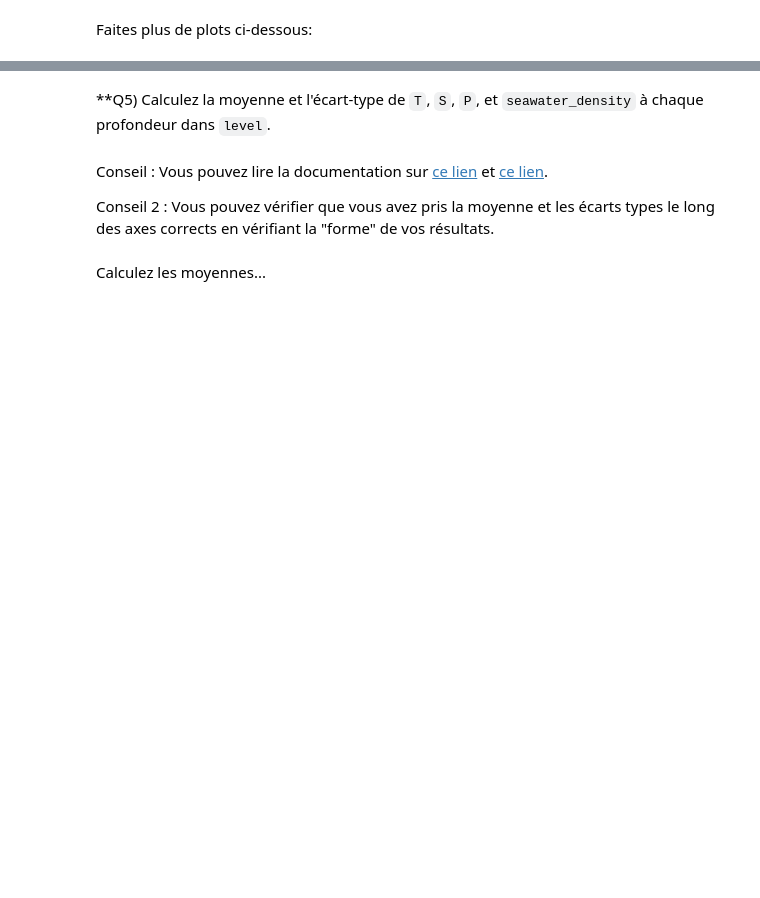
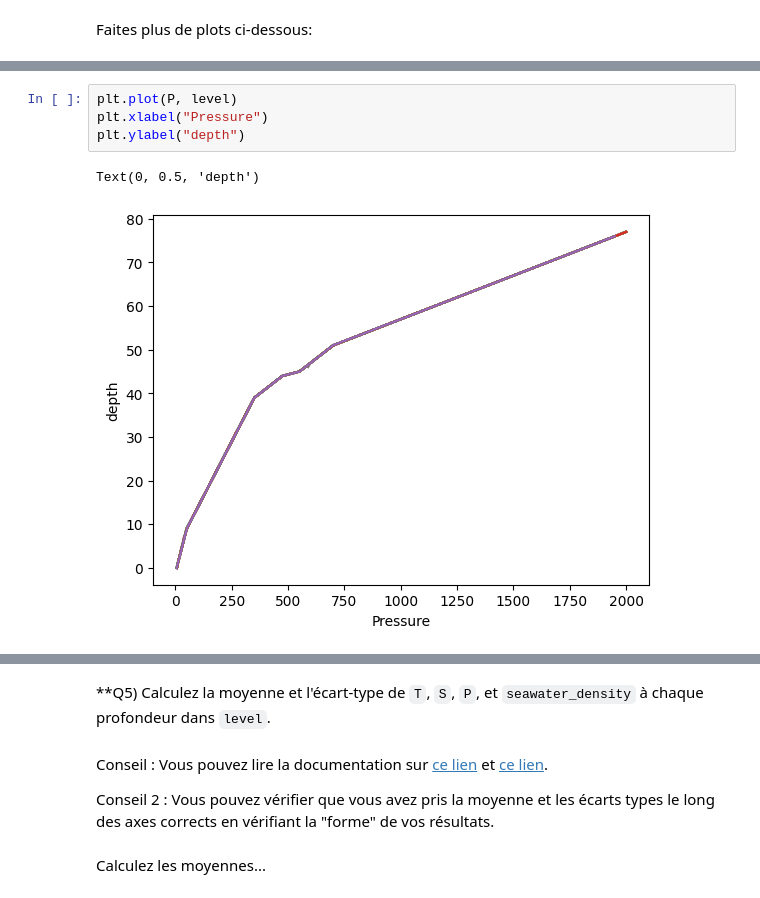
Before and after one commit to washof/2024_Geoinformatique_I, a Jupyter notebook: Geoinformatique_I/IP/Exercices_IP/S4_IP_exercice.ipynb, the cells around one changed output, grey strips where cells are left out. Saved outputs shown, nothing was run; the diff lists cells and outputs as text; blank space fills up the shorter version.

```diff
--- a/Geoinformatique_I/IP/Exercices_IP/S4_IP_exercice.ipynb
+++ b/Geoinformatique_I/IP/Exercices_IP/S4_IP_exercice.ipynb
@@ -180,0 +284,7 @@ Faites plus de plots ci-dessous:
+# %%
+plt.plot(P, level)
+plt.xlabel("Pressure")
+plt.ylabel("depth")
+# %% [output]
+Text(0, 0.5, 'depth')
+[figure, added]
```
Also changed, not shown: parts of 36 cells of this notebook.
